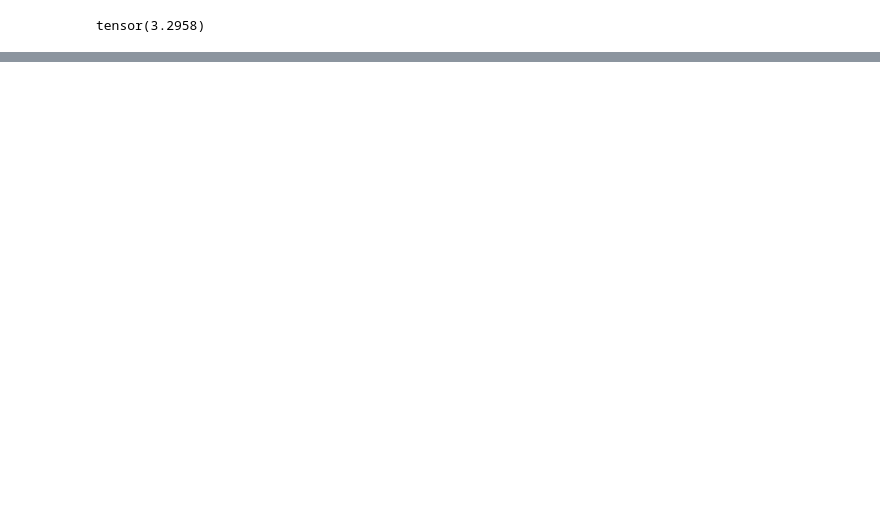
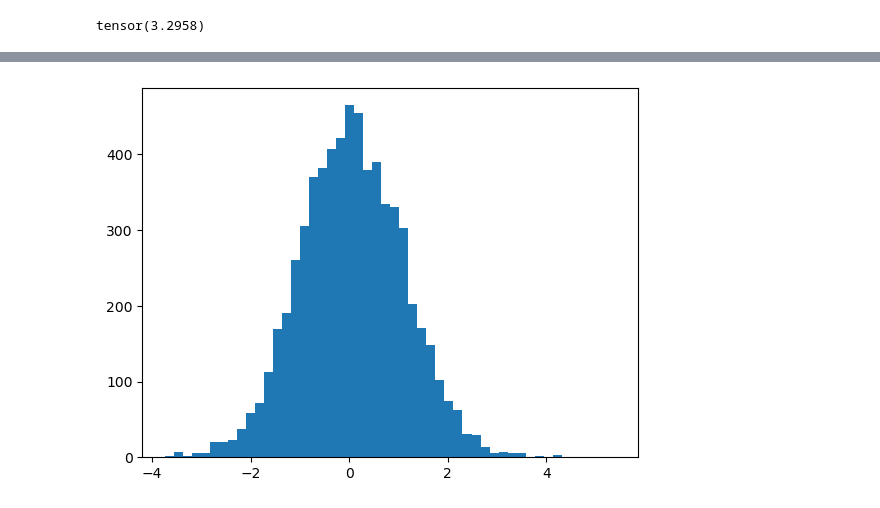
Before and after one commit to codeandcodes/ML, a Jupyter notebook: makemore part 3.ipynb, the cells around one changed output, grey strips where cells are left out. Saved outputs shown, nothing was run; the diff lists cells and outputs as text; code cells hidden in the pictures; blank space fills up the shorter version.

```diff
--- a/makemore part 3.ipynb
+++ b/makemore part 3.ipynb
@@ -298,0 +386,4 @@ plt.hist(hpreact.view(-1).tolist(),50);
+# %%
+plt.hist(hpreact.view(-1).tolist(),50);
+# %% [output]
+[figure, added]
```
Also changed, not shown: parts of 34 cells of this notebook, 5 other files.
